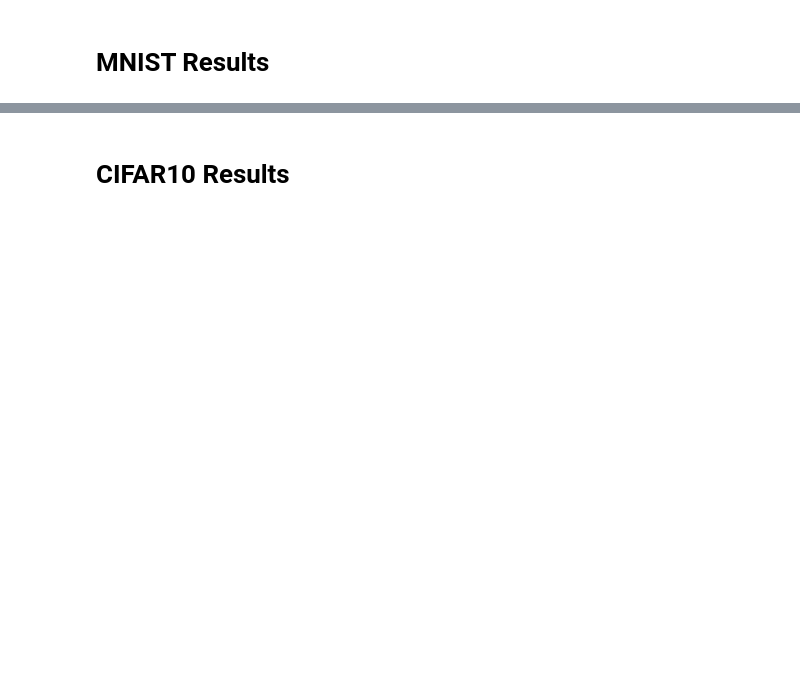
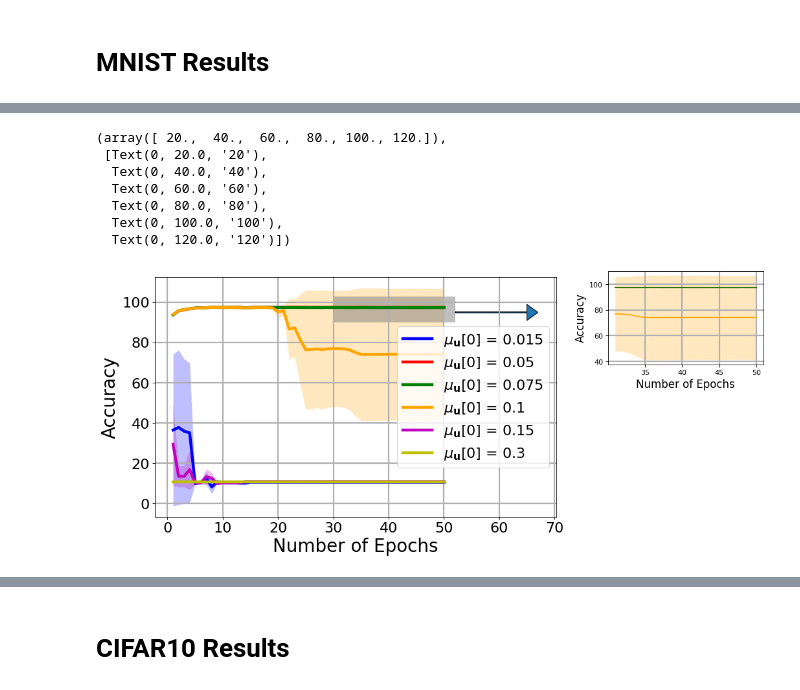
Before and after one commit to BariscanBozkurt/Supervised-CorInfoMax, a Jupyter notebook: Simulations/Classification/AnalyzeSimulations/Plot_CorInfoMax_MoreAblation_Results.ipynb, the cells around one changed output, grey strips where cells are left out. Cells and saved outputs as stored; diff of their text form; code cells hidden in the pictures; blank space fills up the shorter version.

```diff
--- a/Simulations/Classification/AnalyzeSimulations/Plot_CorInfoMax_MoreAblation_Results.ipynb
+++ b/Simulations/Classification/AnalyzeSimulations/Plot_CorInfoMax_MoreAblation_Results.ipynb
@@ -76,0 +157,68 @@ df_setting
+# %%
+from matplotlib.patches import Rectangle
+fh2=plt.subplots(figsize=(10, 6), dpi=80)
+for ii in range( df_setting.shape[0]):
+    data = df_setting.iloc[ii]['Tst_ACC_list']*100
+    std_data = df_setting.iloc[ii]['Tst_STD_list']*100
+    x = np.arange(1, data.shape[0]+1)
+    plt.plot(x, data, linewidth=4, color = global_color_vector[ii], label = r"$\mu_{\mathbf{u}}[0]$ = " + str(df_setting.iloc[ii]["neural_lr_start"]))
+    plt.fill_between(x, data + std_data, data - std_data, alpha=0.25, linewidth=0, color = global_color_vector[ii])
+SetPlotRC()
+gh=plt.grid(linewidth=2)
+plt.xticks(fontsize=20)
+plt.yticks(fontsize=20)
+plt.ylabel('Accuracy',fontsize=25)
+plt.xlabel(r"Number of Epochs",fontsize=25)
+plt.legend(fontsize = 20, loc = "best")
+
+someX, someY = 30, 90
+currentAxis = plt.gca()
+currentAxis.add_patch(Rectangle((someX, someY), 22, 13, facecolor="grey", alpha = .5))
+plt.arrow(52, 95, 15, -0.005, width = 0.5, length_includes_head=True,
+          head_width=8, head_length=2)
+
+sub_axes = plt.axes([1.0, 0.6, .3, .3])
+for ii in range(1, df_setting.shape[0]-2):
+    data = df_setting.iloc[ii]['Tst_ACC_list'][30:]*100
+    std_data = df_setting.iloc[ii]['Tst_STD_list'][30:]*100
+    x = np.arange(31, data.shape[0]+31)
+    # location for the zoomed portion
+
+    # plot the zoomed portion
+    sub_axes.plot(x, data, color = global_color_vector[ii], label = r"$\mu_{\mathbf{u}}[0]$ = " + str(df_setting.iloc[ii]["neural_lr_start"]))
+    sub_axes.fill_between(x, data + std_data, data - std_data, alpha=0.25, linewidth=0, color = global_color_vector[ii])
+
+
+plt.ylabel('Accuracy',fontsize=15)
+plt.xlabel(r"Number of Epochs",fontsize=15)
+SetPlotRC()
+gh=plt.grid(linewidth=2)
+plt.xticks(fontsize=10)
+plt.yticks(fontsize=10)
+
+
+# plt.draw()
+# plt.show()
+# fh2=plt.figure(figsize=(10, 6), dpi=80)
+# for ii in range(1, df_setting.shape[0]-1):
+#     data = df_setting.iloc[ii]['Tst_ACC_list'][30:]*100
+#     std_data = df_setting.iloc[ii]['Tst_STD_list'][30:]*100
+#     x = np.arange(30, data.shape[0]+30)
+#     plt.plot(x, data, linewidth=4, label = r"$\mu_{\mathbf{u}}[0]$ = " + str(df_setting.iloc[ii]["neural_lr_start"]))
+#     plt.fill_between(x, data + std_data, data - std_data, alpha=0.25, linewidth=0)
+#     SetPlotRC()
+#     gh=plt.grid(linewidth=2)
+#     plt.xticks(fontsize=20)
+#     plt.yticks(fontsize=20)
+#     plt.ylabel('Accuracy',fontsize=25)
+#     plt.xlabel(r"Number of Epochs",fontsize=25)
+#     plt.legend(fontsize = 20, loc = "best")
+# %% [output]
+(array([ 20.,  40.,  60.,  80., 100., 120.]),
+ [Text(0, 20.0, '20'),
+  Text(0, 40.0, '40'),
+  Text(0, 60.0, '60'),
+  Text(0, 80.0, '80'),
+  Text(0, 100.0, '100'),
+  Text(0, 120.0, '120')])
+[figure, added]
```
Also changed, not shown: parts of 25 cells of this notebook.
